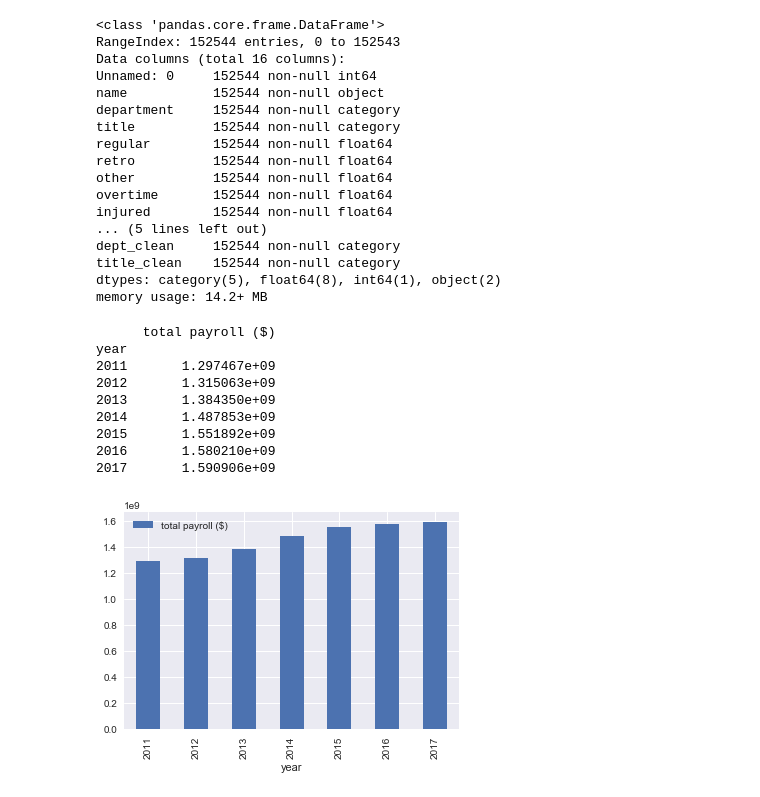
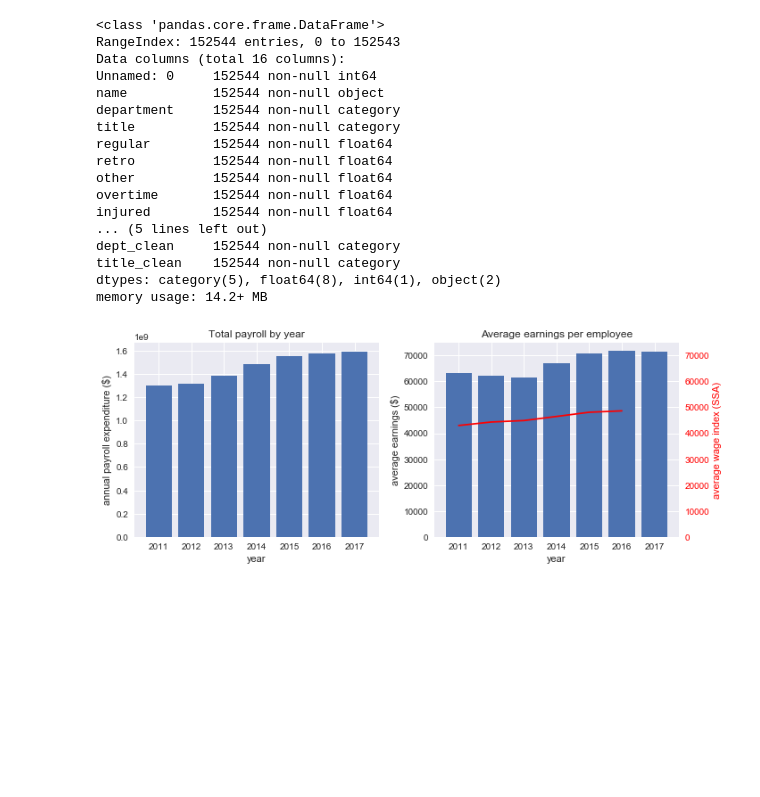
Before and after one commit to Turanga1/Springboard_DataScience, a Jupyter notebook: Capstone 1 - Boston Earnings Report/boston_earnings_analysis.ipynb, the cells around one changed output. Drawn from its saved outputs; the diff is of its cells as text; code cells hidden in the pictures; blank space fills up the shorter version.

```diff
--- a/Capstone 1 - Boston Earnings Report/boston_earnings_analysis.ipynb
+++ b/Capstone 1 - Boston Earnings Report/boston_earnings_analysis.ipynb
@@ -35,24 +35,49 @@ dept_clean     152544 non-null category
 title_clean    152544 non-null category
 dtypes: category(5), float64(8), int64(1), object(2)
 memory usage: 14.2+ MB
-# %%
-total_earnings = earnings.groupby(earnings['year'])['total']\
-                        .agg(np.sum)\
-                        .reset_index()\
-                        .set_index('year')\
-                        .rename(columns={'total':'total payroll ($)'})
-print(total_earnings)
-total_earnings.plot(kind='bar')
-plt.show()
-# %% [output]
-      total payroll ($)
-year
-2011       1.297467e+09
-2012       1.315063e+09
-2013       1.384350e+09
-2014       1.487853e+09
-2015       1.551892e+09
-2016       1.580210e+09
-2017       1.590906e+09
-[figure, removed]
+# %%
+# total payroll by year
+total_payroll = earnings.groupby(earnings['year'])[['total', 'name']]\
+                        .agg({'total': np.sum, 'name': 'count'})\
+                        .reset_index()\
+                        .set_index('year')
+total_payroll['epc'] = total_payroll['total'] / total_payroll['name'] # average earnings per capita
+# total_payroll['yoy'] = total_payroll['epc']
+total_payroll = total_payroll.reset_index()
+
+"""
+Average wage index (AWI) for the United States
+Source: https://www.ssa.gov/oact/cola/awidevelop.html
+"""
+awi = [42979.61, 44321.67, 44888.16, 46481.52, 48098.63, 48642.15] # years 2011-2016
+
+x = total_payroll['year']
+y1 = total_payroll['total']
+y2 = total_payroll['epc']
+fig, (ax1, ax2) = plt.subplots(1, 2, figsize=(10, 4))
+
+ax1.bar(x, y1)
+ax1.set_xlabel('year')
+ax1.set_ylabel('annual payroll expenditure ($)')
+ax1.set_title('Total payroll by year')
+
+ax2.bar(x, y2)
+ax2.set_xlabel('year')
+ax2.set_ylabel('average earnings ($)')
+ax2.set_title('Average earnings per employee')
+ax2.set_ylim(0, 75000)
+
+ax3 = ax2.twinx()
+# ax3 = ax2.twiny()
+ax3.plot(awi, color='r')
+ax3.set_ylabel('average wage index (SSA)', color='r')
+ax3.tick_params('y', colors='r')
+ax3.set_ylim(0, 75000)
+# plt.axis('off')
+plt.tick_params(axis='both', left='off', top='off', right='off', bottom='off', labelleft='off', labeltop='off', labelright='on', labelbottom='off')
+ax3.axes.grid(False)
+plt.tight_layout()
+plt.show()
+# %% [output]
+[figure, added]
 # %%
```
Also changed, not shown: parts of 3 cells of this notebook.
